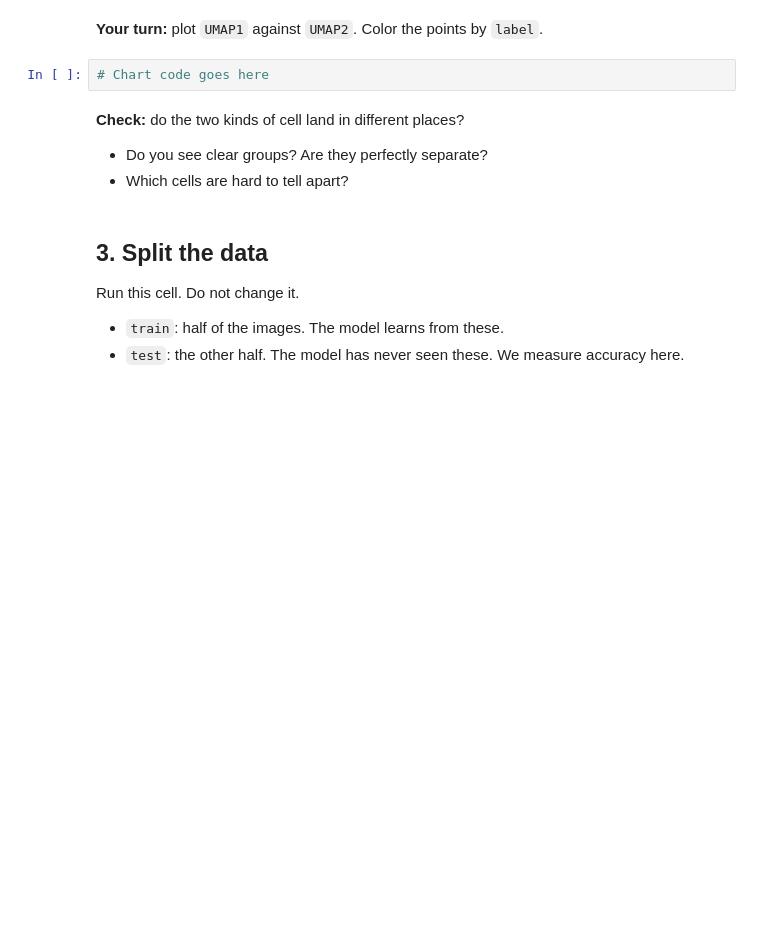
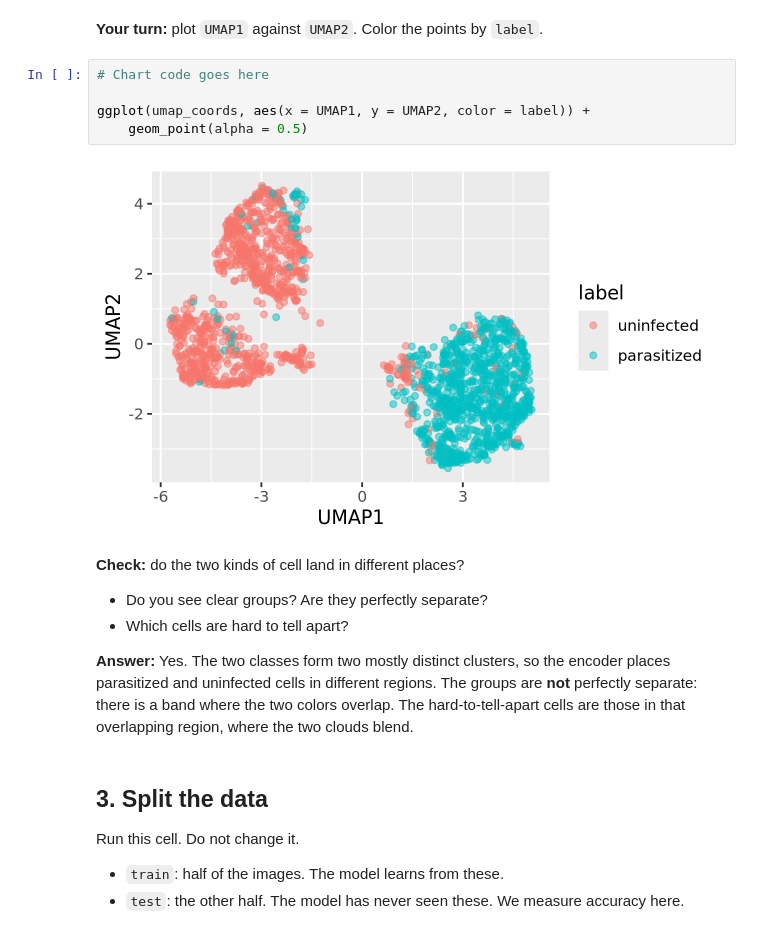
Before and after one commit to shefaalim/codespace, a Jupyter notebook: exercises/17-encoder-exercise.ipynb, the cells around one changed output. Saved outputs shown, nothing was run; the diff lists cells and outputs as text; blank space fills up the shorter version.

Commit message:
complete exercises/17-encoder-exercise.ipynb

```diff
--- a/exercises/17-encoder-exercise.ipynb
+++ b/exercises/17-encoder-exercise.ipynb
@@ -45,11 +73,18 @@ umap_coords |> head()
 **Your turn:** plot `UMAP1` against `UMAP2`. Color the points by `label`.
 # %%
 # Chart code goes here
+
+ggplot(umap_coords, aes(x = UMAP1, y = UMAP2, color = label)) +
+    geom_point(alpha = 0.5)
+# %% [output]
+[figure, added]
 # %% [markdown]
 **Check:** do the two kinds of cell land in different places?
 
 - Do you see clear groups? Are they perfectly separate?
 - Which cells are hard to tell apart?
+
+**Answer:** Yes. The two classes form two mostly distinct clusters, so the encoder places parasitized and uninfected cells in different regions. The groups are **not** perfectly separate: there is a band where the two colors overlap. The hard-to-tell-apart cells are those in that overlapping region, where the two clouds blend.
 # %% [markdown]
 ## 3. Split the data
 
```
Also changed, not shown: parts of 9 cells of this notebook, 2 other files.
